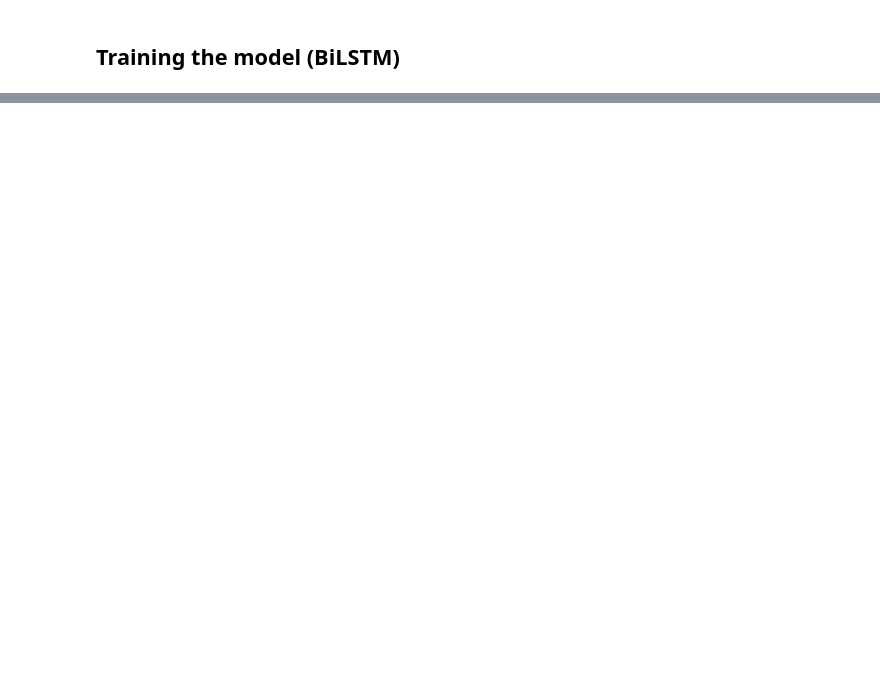
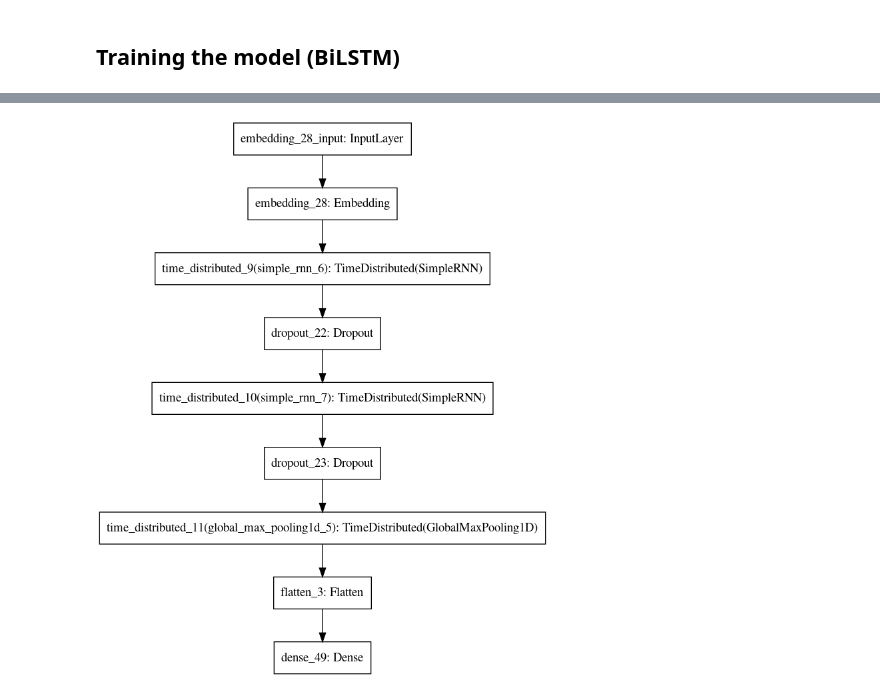
Before and after one commit to castorini/d-bert, a Jupyter notebook: student-model.ipynb, the cells around one changed output, grey strips where cells are left out. Saved outputs shown, nothing was run; the diff lists cells and outputs as text; code cells hidden in the pictures; blank space fills up the shorter version.

```diff
--- a/student-model.ipynb
+++ b/student-model.ipynb
@@ -257,0 +394,3 @@ print(classification_report(y_test,y_pred))
+# %%
+all_sentences = np.asarray([sentence1, sentence2])
+all_sentences.shape
@@ -257,0 +404,3 @@ print(classification_report(y_test,y_pred))
+# %%
+all_sentences = all_sentences.reshape(all_sentences.shape[1], 2, all_sentences.shape[2])
+all_sentences.shape
@@ -257,0 +414,18 @@ print(classification_report(y_test,y_pred))
+# %%
+def glove_word_embedding(file_name, vocabulary):
+  embeddings_index = {}
+  file_ = open(file_name)
+  for line in file_:
+      arr = line.split()
+      single_word = arr[0]
+      w = np.asarray(arr[1:],dtype='float32')
+      embeddings_index[single_word] = w
+  file_.close()
+  max_words = vocabulary + 1
+  word_index = tokenizer.word_index
+  embedding_matrix = np.zeros((max_words,50)).astype(object)
+  for word , i in word_index.items():
+          embedding_vector = embeddings_index.get(word)
+          if embedding_vector is not None:
+              embedding_matrix[i] = embedding_vector
+  return embedding_matrix
@@ -257,0 +434,13 @@ print(classification_report(y_test,y_pred))
+# %%
+model_rnn = tf.keras.models.Sequential()
+model_rnn.add(Embedding(vocabulary + 1, 50, input_shape=(all_sentences.shape[1], all_sentences.shape[2],)))
+model_rnn.add(tf.keras.layers.TimeDistributed(SimpleRNN(128, return_sequences=True)))
+model_rnn.add(tf.keras.layers.Dropout(0.10))
+model_rnn.add(tf.keras.layers.TimeDistributed(SimpleRNN(128, return_sequences=True)))
+model_rnn.add(tf.keras.layers.Dropout(0.10))
+model_rnn.add((tf.keras.layers.TimeDistributed(GlobalMaxPooling1D())))
+model_rnn.add(tf.keras.layers.Flatten())
+model_rnn.add(tf.keras.layers.Dense(2, activation='softmax'))
+model_rnn.layers[0].set_weights([glove_word_embedding("../input/glove6b50dtxt/glove.6B.50d.txt", vocabulary)])
+model_rnn.layers[0].trainable = False
+model_rnn.summary()
@@ -257,0 +465,5 @@ print(classification_report(y_test,y_pred))
+# %%
+model_rnn.compile(loss="binary_crossentropy",optimizer='adam',metrics=['accuracy'])
+utils.plot_model(model_rnn, show_shapes=False, expand_nested=True, to_file='sentence-pair.png')
+# %% [output]
+[figure, added]
```
Also changed, not shown: parts of 64 cells of this notebook.
